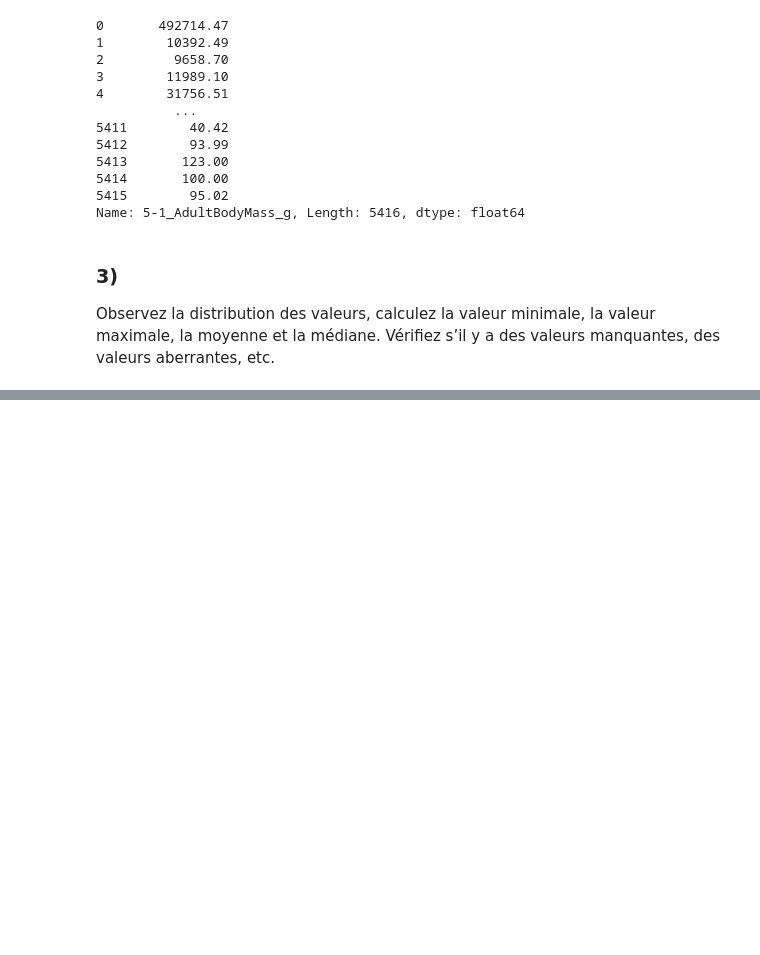
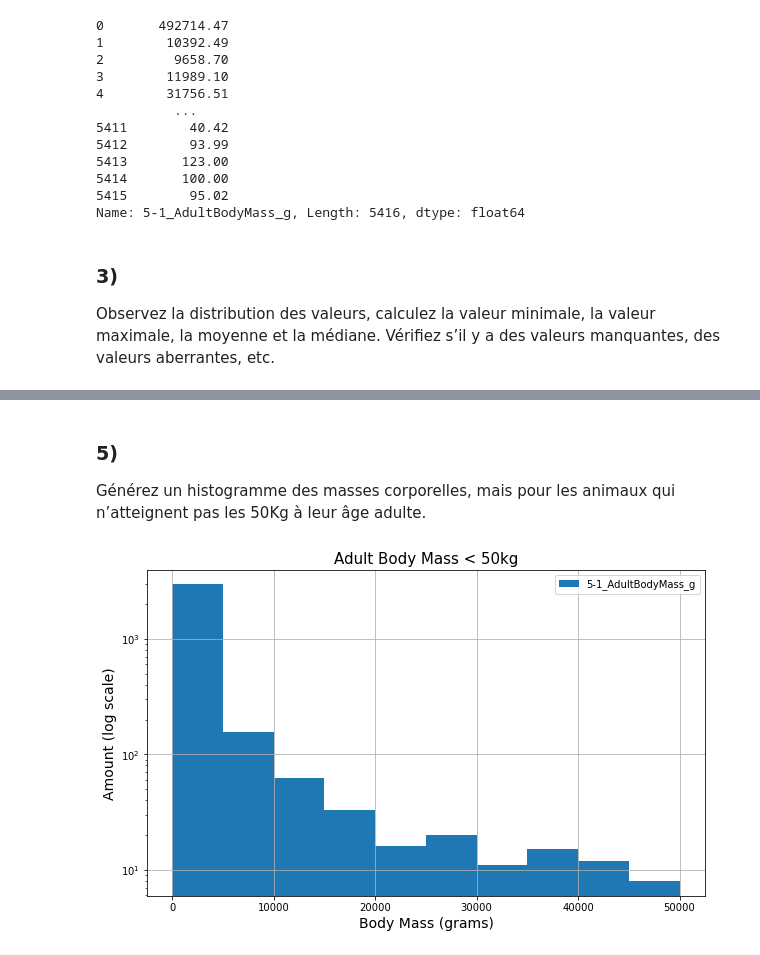
Before and after one commit to heig-vkaelin/isd, a Jupyter notebook: Labo3/ animaux.ipynb, the cells around one changed output, grey strips where cells are left out. Drawn from its saved outputs; the diff is of its cells as text; code cells hidden in the pictures; blank space fills up the shorter version.

```diff
--- a/Labo3/ animaux.ipynb
+++ b/Labo3/ animaux.ipynb
@@ -45,0 +106,13 @@ Observez la distribution des valeurs, calculez la valeur minimale, la valeur max
+# %% [markdown]
+### 5)
+Générez un histogramme des masses corporelles, mais pour les animaux qui n’atteignent pas les 50Kg à leur âge adulte.
+# %%
+small_animals_body_mass = df.loc[(df['5-1_AdultBodyMass_g'] > 0) & (df['5-1_AdultBodyMass_g'] < 50_000)]['5-1_AdultBodyMass_g']
+
+plt = pd.plotting.hist_series(small_animals_body_mass, legend=True, figsize=(10, 6))
+plt.set_title('Adult Body Mass < 50kg', fontsize=15)
+plt.set_xlabel('Body Mass (grams)', fontsize=14)
+plt.set_ylabel('Amount (log scale)', fontsize=14)
+plt.set_yscale('log')
+# %% [output]
+[figure, added]
```
Also changed, not shown: parts of 13 cells of this notebook, 1 other file.
